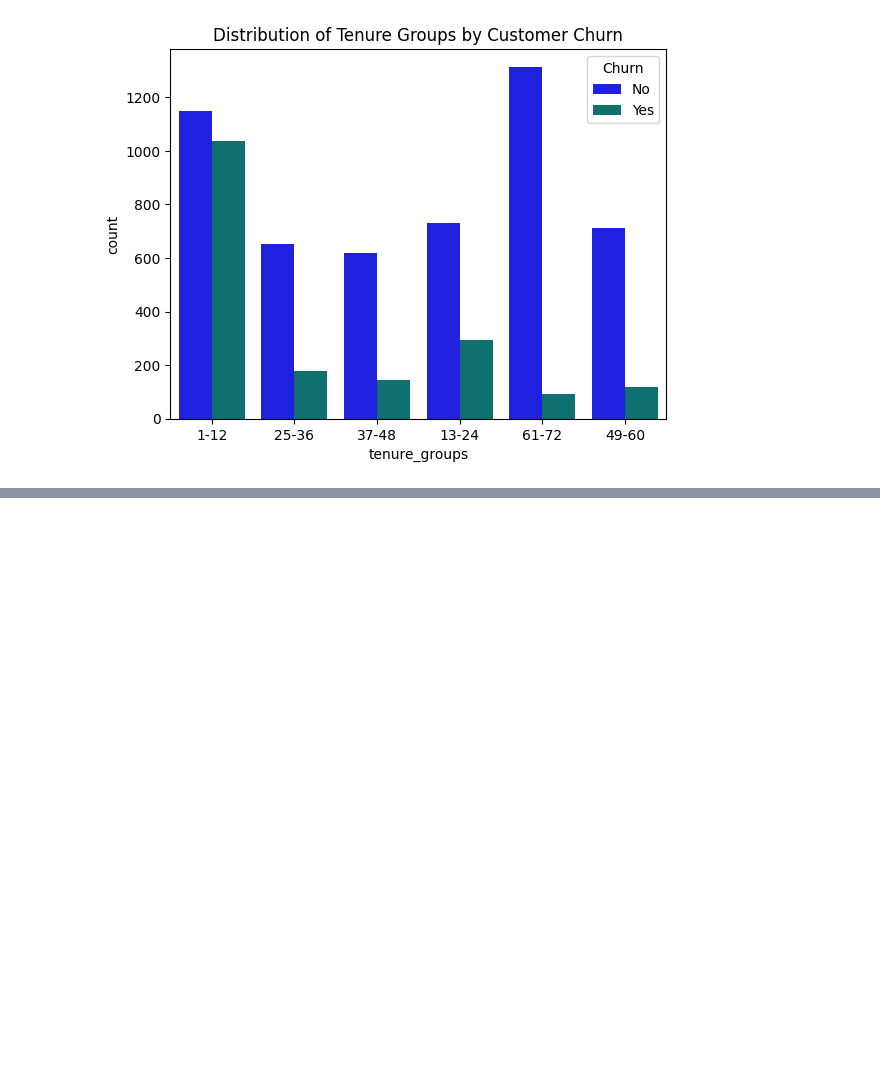
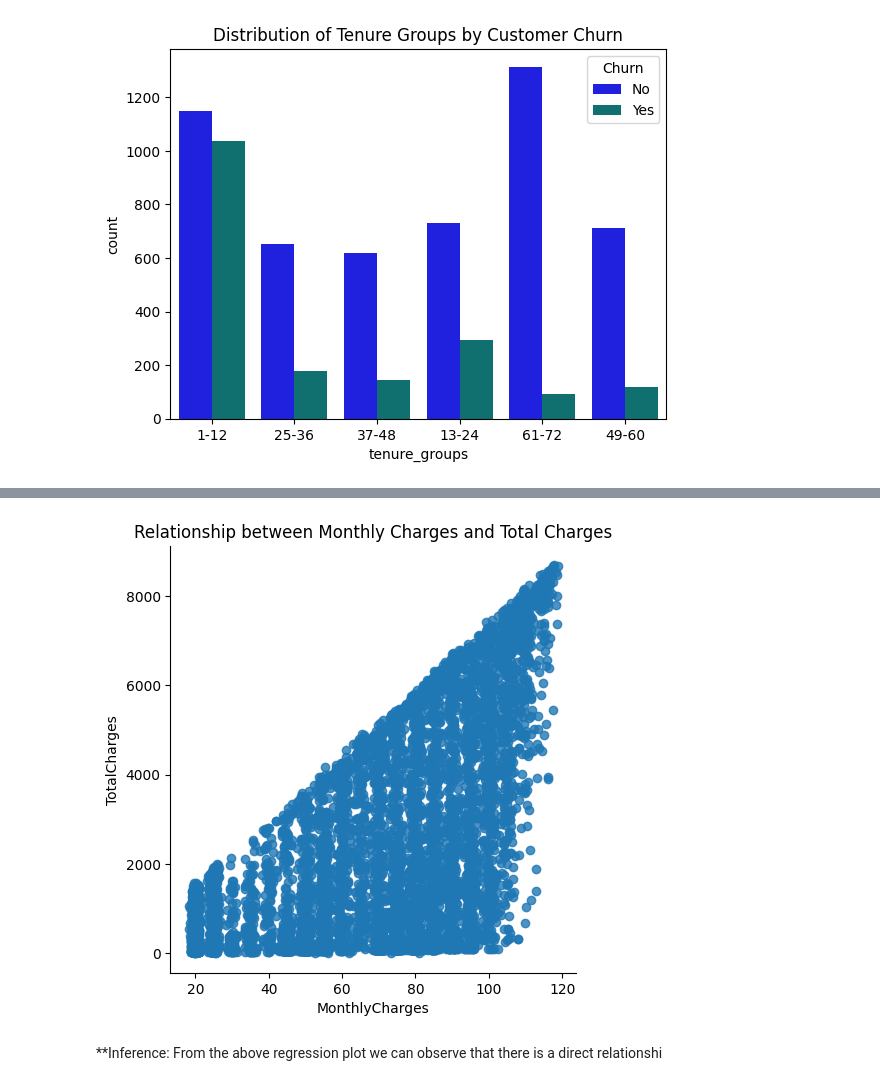
Before and after one commit to Odeyiany2/FLiT-Apprenticeship-Data-Science-Projects, a Jupyter notebook: Project_5 Churn-Prediction-Model-with-Deployment/Churn_Prediction_(1).ipynb, the cells around one changed output, grey strips where cells are left out. Drawn from its saved outputs; the diff is of its cells as text; code cells hidden in the pictures; blank space fills up the shorter version.

```diff
--- a/Project_5 Churn-Prediction-Model-with-Deployment/Churn_Prediction_(1).ipynb
+++ b/Project_5 Churn-Prediction-Model-with-Deployment/Churn_Prediction_(1).ipynb
@@ -330,0 +339,8 @@ plt.title("Distribution of Tenure Groups by Customer Churn");
+# %%
+#making a regression plot for our numericla column
+sns.lmplot(data, x = "MonthlyCharges", y = "TotalCharges", fit_reg = False)
+plt.title("Relationship between Monthly Charges and Total Charges");
+# %% [output]
+[figure, added]
+# %% [markdown]
+**Inference: From the above regression plot we can observe that there is a direct relationshi
```
Also changed, not shown: parts of 1 cell of this notebook.
